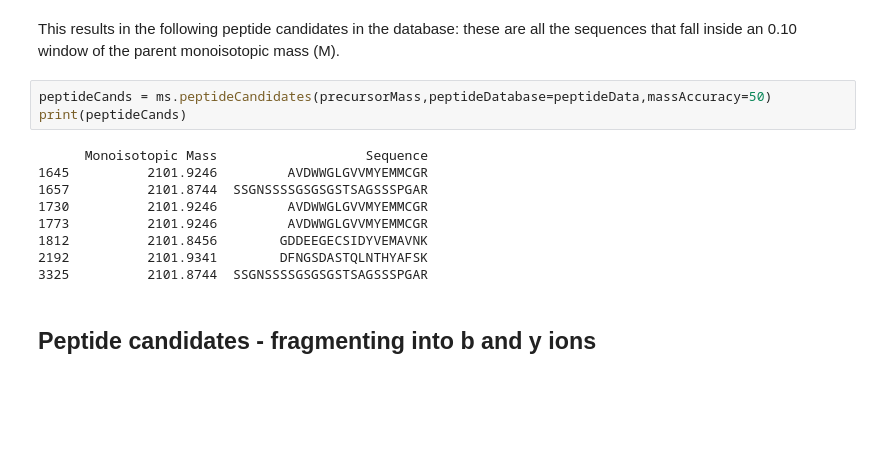
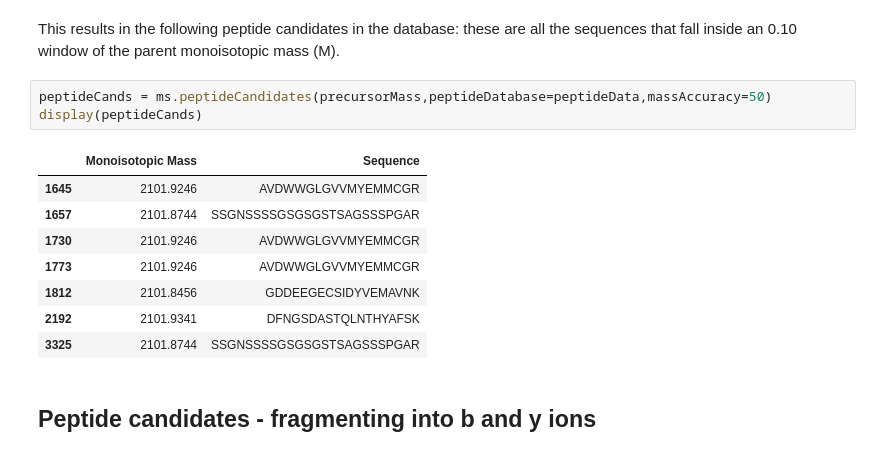
Before and after one commit to Tripsiir/UH-stat-bioinf, a Jupyter notebook: MS2-database-search/docs/Documentation.ipynb, the cells around one changed output. Drawn from its saved outputs; the diff is of its cells as text; blank space fills up the shorter version.

```diff
--- a/MS2-database-search/docs/Documentation.ipynb
+++ b/MS2-database-search/docs/Documentation.ipynb
@@ -116,16 +119,16 @@ print(precursorMass*50/1000000)
 This results in the following peptide candidates in the database: these are all the sequences that fall inside an 0.10 window of the parent monoisotopic mass (M).
 # %%
 peptideCands = ms.peptideCandidates(precursorMass,peptideDatabase=peptideData,massAccuracy=50)
-print(peptideCands)
+display(peptideCands)
 # %% [output]
-      Monoisotopic Mass                   Sequence
-1645          2101.9246         AVDWWGLGVVMYEMMCGR
-1657          2101.8744  SSGNSSSSGSGSGSTSAGSSSPGAR
-1730          2101.9246         AVDWWGLGVVMYEMMCGR
-1773          2101.9246         AVDWWGLGVVMYEMMCGR
-1812          2101.8456        GDDEEGECSIDYVEMAVNK
-2192          2101.9341        DFNGSDASTQLNTHYAFSK
-3325          2101.8744  SSGNSSSSGSGSGSTSAGSSSPGAR
+|  | Monoisotopic Mass | Sequence |
+| 1645 | 2101.9246 | AVDWWGLGVVMYEMMCGR |
+| 1657 | 2101.8744 | SSGNSSSSGSGSGSTSAGSSSPGAR |
+| 1730 | 2101.9246 | AVDWWGLGVVMYEMMCGR |
+| 1773 | 2101.9246 | AVDWWGLGVVMYEMMCGR |
+| 1812 | 2101.8456 | GDDEEGECSIDYVEMAVNK |
+| 2192 | 2101.9341 | DFNGSDASTQLNTHYAFSK |
+| 3325 | 2101.8744 | SSGNSSSSGSGSGSTSAGSSSPGAR |
 # %% [markdown]
 ## Peptide candidates - fragmenting into b and y ions
 # %% [markdown]
```
Also changed, not shown: parts of 15 cells of this notebook, 4 other files.
